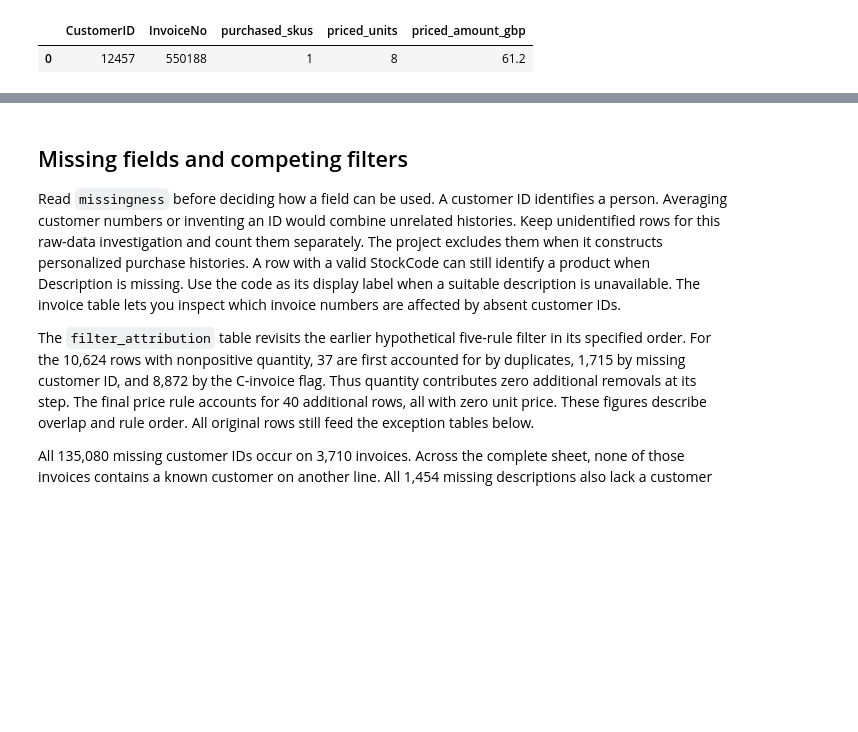
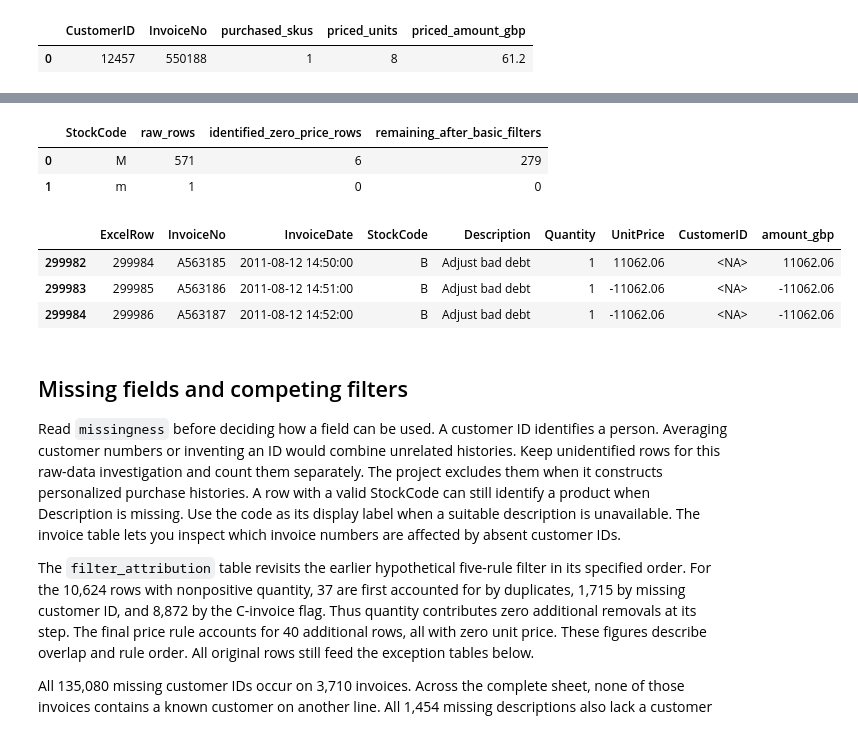
Before and after one commit to NobunagaK/online-retail-top10-recommendation, a Jupyter notebook: docs/technical/transaction_exception_analysis.ipynb, the cells around one changed output, grey strips where cells are left out. Cells and saved outputs as stored; diff of their text form; code cells hidden in the pictures; blank space fills up the shorter version.

```diff
--- a/docs/technical/transaction_exception_analysis.ipynb
+++ b/docs/technical/transaction_exception_analysis.ipynb
@@ -381,3 +438,21 @@ display(paid_item.groupby(["CustomerID", "InvoiceNo"], as_index=False).agg(
+# %%
+manual_rows = raw.loc[raw["Description"].eq("Manual")].copy()
+manual_rows["identified_zero_price"] = manual_rows["ExcelRow"].isin(identified_zero["ExcelRow"])
+manual_rows["passes_basic_filters"] = (before_price & raw["UnitPrice"].gt(0)).loc[manual_rows.index]
+display(manual_rows.groupby("StockCode", as_index=False).agg(
+    raw_rows=("ExcelRow", "size"),
+    identified_zero_price_rows=("identified_zero_price", "sum"),
+    remaining_after_basic_filters=("passes_basic_filters", "sum"),
+))
+display(lines.loc[lines["StockCode"].eq("B"), line_fields].sort_values("ExcelRow"))
+# %% [output]
+|  | StockCode | raw_rows | identified_zero_price_rows | remaining_after_basic_filters |
+| 0 | M | 571 | 6 | 279 |
+| 1 | m | 1 | 0 | 0 |
+|  | ExcelRow | InvoiceNo | InvoiceDate | StockCode | Description | Quantity | UnitPrice | CustomerID | amount_gbp |
+| 299982 | 299984 | A563185 | 2011-08-12 14:50:00 | B | Adjust bad debt | 1 | 11062.06 | <NA> | 11062.06 |
+| 299983 | 299985 | A563186 | 2011-08-12 14:51:00 | B | Adjust bad debt | 1 | -11062.06 | <NA> | -11062.06 |
+| 299984 | 299986 | A563187 | 2011-08-12 14:52:00 | B | Adjust bad debt | 1 | -11062.06 | <NA> | -11062.06 |
 # %% [markdown]
 ## Missing fields and competing filters
 
```
Also changed, not shown: parts of 3 cells of this notebook, 16 other files.
